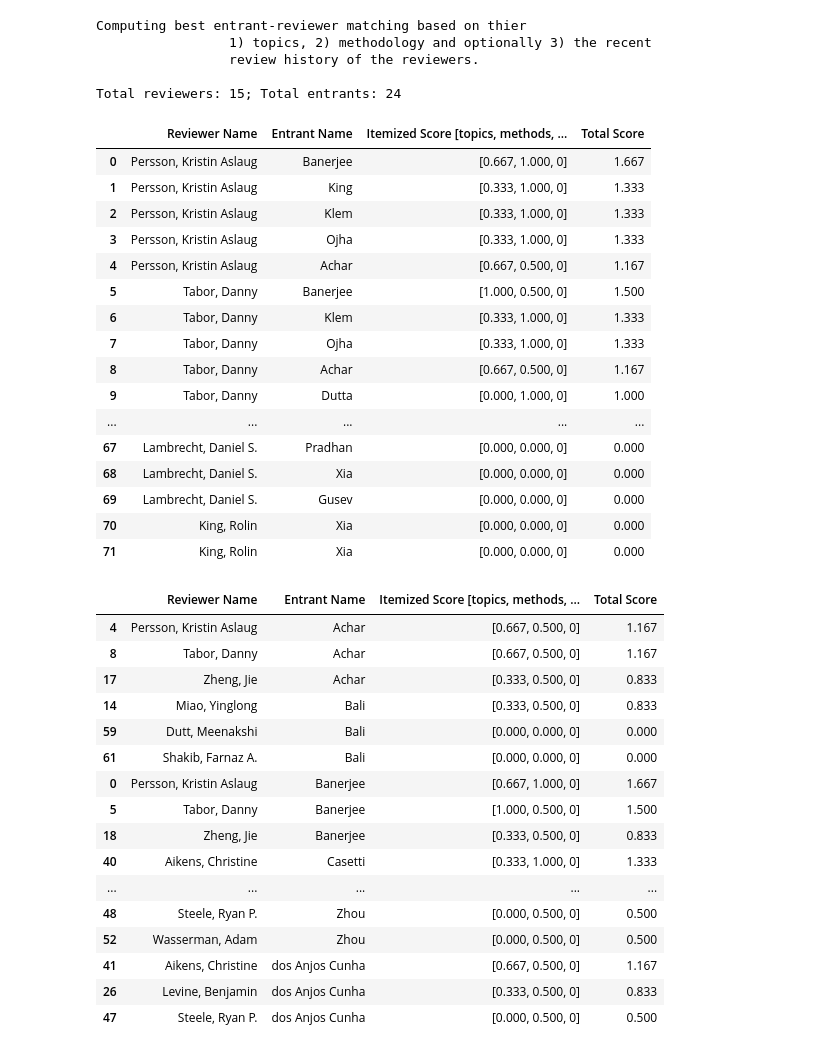
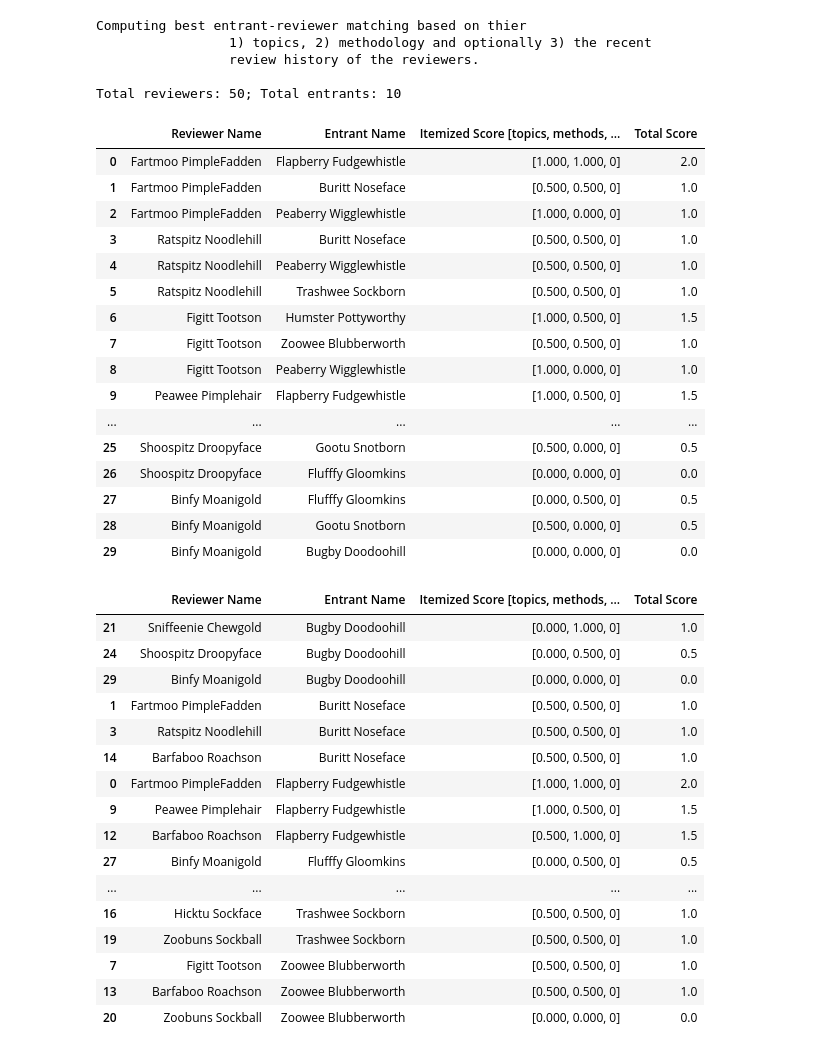
Before and after one commit to karlkirschner/PyPeerReview, a Jupyter notebook: PyPeerReview.ipynb, the cells around one changed output. Drawn from its saved outputs; the diff is of its cells as text; code cells hidden in the pictures.

```diff
--- a/PyPeerReview.ipynb
+++ b/PyPeerReview.ipynb
@@ -373,7 +373,7 @@ if __name__ == "__main__":
     '''
 
     use_history = False
-    reviewer_responsibility = 5
+    reviewer_responsibility = 3
     entrant_needed_reviews = 3
 
     pd.set_option('display.max_rows', 100)
@@ -386,71 +386,71 @@ if __name__ == "__main__":
         print('Input files for reviewer or entrants was not found.')
     else:
         print("""Computing best entrant-reviewer matching based on thier
                  1) topics, 2) methodology and optionally 3) the recent
                  review history of the reviewers.\n""")
 
         print(f'Total reviewers: {len(reviewers_data)}; Total entrants: {len(entrants_data)}')
 
         matchings = perform_matching(reviewers=reviewers_data,
                                      entrants=entrants_data,
                                      use_reviewer_hist=use_history)
 
         # Operate on matchings that has a) been grouped and summed and b) sorted by reviewer_score
         matchings['reviewer_score'] = matchings.groupby(by='reviewer')['total_score'].transform('sum')
         matchings.sort_values(by=['reviewer_score', 'total_score', 'reviewer'],
                               ascending=[False, False, True], inplace=True)
 
         top_matches = filter_top_matching(matchings=matchings,
                                           reviewer_responsibility=reviewer_responsibility,
                                           entrant_needed_reviews=entrant_needed_reviews)
 
         display(top_matches)
 
         top_matches.to_csv('matching_results.csv', sep=';', index=False)
 # %% [output]
 Computing best entrant-reviewer matching based on thier
                  1) topics, 2) methodology and optionally 3) the recent
                  review history of the reviewers.
 
-Total reviewers: 15; Total entrants: 24
+Total reviewers: 50; Total entrants: 10
 |  | Reviewer Name | Entrant Name | Itemized Score [topics, methods, ... | Total Score |
-| 0 | Persson, Kristin Aslaug | Banerjee | [0.667, 1.000, 0] | 1.667 |
-| 1 | Persson, Kristin Aslaug | King | [0.333, 1.000, 0] | 1.333 |
-| 2 | Persson, Kristin Aslaug | Klem | [0.333, 1.000, 0] | 1.333 |
-| 3 | Persson, Kristin Aslaug | Ojha | [0.333, 1.000, 0] | 1.333 |
-| 4 | Persson, Kristin Aslaug | Achar | [0.667, 0.500, 0] | 1.167 |
-| 5 | Tabor, Danny | Banerjee | [1.000, 0.500, 0] | 1.500 |
-| 6 | Tabor, Danny | Klem | [0.333, 1.000, 0] | 1.333 |
-| 7 | Tabor, Danny | Ojha | [0.333, 1.000, 0] | 1.333 |
-| 8 | Tabor, Danny | Achar | [0.667, 0.500, 0] | 1.167 |
-| 9 | Tabor, Danny | Dutta | [0.000, 1.000, 0] | 1.000 |
+| 0 | Fartmoo PimpleFadden | Flapberry Fudgewhistle | [1.000, 1.000, 0] | 2.0 |
+| 1 | Fartmoo PimpleFadden | Buritt Noseface | [0.500, 0.500, 0] | 1.0 |
+| 2 | Fartmoo PimpleFadden | Peaberry Wigglewhistle | [1.000, 0.000, 0] | 1.0 |
+| 3 | Ratspitz Noodlehill | Buritt Noseface | [0.500, 0.500, 0] | 1.0 |
+| 4 | Ratspitz Noodlehill | Peaberry Wigglewhistle | [0.500, 0.500, 0] | 1.0 |
+| 5 | Ratspitz Noodlehill | Trashwee Sockborn | [0.500, 0.500, 0] | 1.0 |
+| 6 | Figitt Tootson | Humster Pottyworthy | [1.000, 0.500, 0] | 1.5 |
+| 7 | Figitt Tootson | Zoowee Blubberworth | [0.500, 0.500, 0] | 1.0 |
+| 8 | Figitt Tootson | Peaberry Wigglewhistle | [1.000, 0.000, 0] | 1.0 |
+| 9 | Peawee Pimplehair | Flapberry Fudgewhistle | [1.000, 0.500, 0] | 1.5 |
 | ... | ... | ... | ... | ... |
-| 67 | Lambrecht, Daniel S. | Pradhan | [0.000, 0.000, 0] | 0.000 |
-| 68 | Lambrecht, Daniel S. | Xia | [0.000, 0.000, 0] | 0.000 |
-| 69 | Lambrecht, Daniel S. | Gusev | [0.000, 0.000, 0] | 0.000 |
-| 70 | King, Rolin | Xia | [0.000, 0.000, 0] | 0.000 |
-| 71 | King, Rolin | Xia | [0.000, 0.000, 0] | 0.000 |
+| 25 | Shoospitz Droopyface | Gootu Snotborn | [0.500, 0.000, 0] | 0.5 |
+| 26 | Shoospitz Droopyface | Flufffy Gloomkins | [0.000, 0.000, 0] | 0.0 |
+| 27 | Binfy Moanigold | Flufffy Gloomkins | [0.000, 0.500, 0] | 0.5 |
+| 28 | Binfy Moanigold | Gootu Snotborn | [0.500, 0.000, 0] | 0.5 |
+| 29 | Binfy Moanigold | Bugby Doodoohill | [0.000, 0.000, 0] | 0.0 |
 # %%
 top_matches.sort_values(by=['Entrant Name', 'Total Score'], ascending=[True, False], inplace=True)
 display(top_matches)
 # %% [output]
 |  | Reviewer Name | Entrant Name | Itemized Score [topics, methods, ... | Total Score |
-| 4 | Persson, Kristin Aslaug | Achar | [0.667, 0.500, 0] | 1.167 |
-| 8 | Tabor, Danny | Achar | [0.667, 0.500, 0] | 1.167 |
-| 17 | Zheng, Jie | Achar | [0.333, 0.500, 0] | 0.833 |
-| 14 | Miao, Yinglong | Bali | [0.333, 0.500, 0] | 0.833 |
-| 59 | Dutt, Meenakshi | Bali | [0.000, 0.000, 0] | 0.000 |
-| 61 | Shakib, Farnaz A. | Bali | [0.000, 0.000, 0] | 0.000 |
-| 0 | Persson, Kristin Aslaug | Banerjee | [0.667, 1.000, 0] | 1.667 |
-| 5 | Tabor, Danny | Banerjee | [1.000, 0.500, 0] | 1.500 |
-| 18 | Zheng, Jie | Banerjee | [0.333, 0.500, 0] | 0.833 |
-| 40 | Aikens, Christine | Casetti | [0.333, 1.000, 0] | 1.333 |
+| 21 | Sniffeenie Chewgold | Bugby Doodoohill | [0.000, 1.000, 0] | 1.0 |
+| 24 | Shoospitz Droopyface | Bugby Doodoohill | [0.000, 0.500, 0] | 0.5 |
+| 29 | Binfy Moanigold | Bugby Doodoohill | [0.000, 0.000, 0] | 0.0 |
+| 1 | Fartmoo PimpleFadden | Buritt Noseface | [0.500, 0.500, 0] | 1.0 |
+| 3 | Ratspitz Noodlehill | Buritt Noseface | [0.500, 0.500, 0] | 1.0 |
+| 14 | Barfaboo Roachson | Buritt Noseface | [0.500, 0.500, 0] | 1.0 |
+| 0 | Fartmoo PimpleFadden | Flapberry Fudgewhistle | [1.000, 1.000, 0] | 2.0 |
+| 9 | Peawee Pimplehair | Flapberry Fudgewhistle | [1.000, 0.500, 0] | 1.5 |
+| 12 | Barfaboo Roachson | Flapberry Fudgewhistle | [0.500, 1.000, 0] | 1.5 |
+| 27 | Binfy Moanigold | Flufffy Gloomkins | [0.000, 0.500, 0] | 0.5 |
 | ... | ... | ... | ... | ... |
-| 48 | Steele, Ryan P. | Zhou | [0.000, 0.500, 0] | 0.500 |
-| 52 | Wasserman, Adam | Zhou | [0.000, 0.500, 0] | 0.500 |
-| 41 | Aikens, Christine | dos Anjos Cunha | [0.667, 0.500, 0] | 1.167 |
-| 26 | Levine, Benjamin | dos Anjos Cunha | [0.333, 0.500, 0] | 0.833 |
-| 47 | Steele, Ryan P. | dos Anjos Cunha | [0.000, 0.500, 0] | 0.500 |
+| 16 | Hicktu Sockface | Trashwee Sockborn | [0.500, 0.500, 0] | 1.0 |
+| 19 | Zoobuns Sockball | Trashwee Sockborn | [0.500, 0.500, 0] | 1.0 |
+| 7 | Figitt Tootson | Zoowee Blubberworth | [0.500, 0.500, 0] | 1.0 |
+| 13 | Barfaboo Roachson | Zoowee Blubberworth | [0.500, 0.500, 0] | 1.0 |
+| 20 | Zoobuns Sockball | Zoowee Blubberworth | [0.000, 0.000, 0] | 0.0 |
 # %%
 check_for_duplicates(input_df=top_matches, column_names=['Reviewer Name', 'Entrant Name'])
 # %% [output]
```
Also changed, not shown: parts of 1 cell of this notebook.
